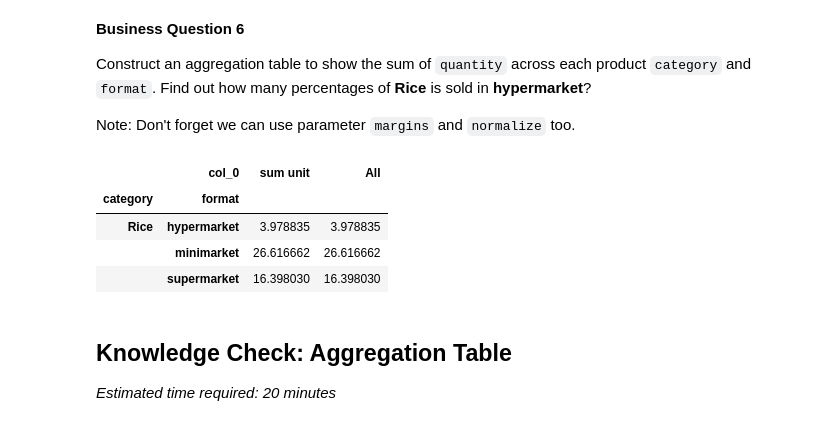
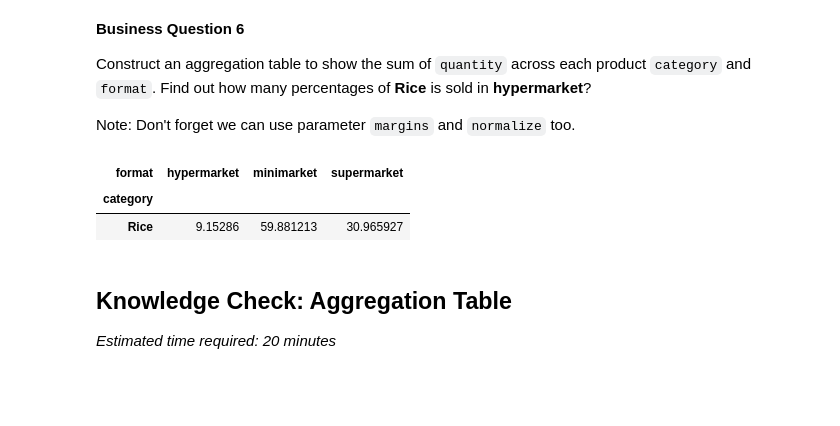
Before and after one commit to mulutbrah/data-analysis-lab, a Jupyter notebook: inclass_EDA_day2.ipynb, the cells around one changed output. Saved outputs shown, nothing was run; the diff lists cells and outputs as text; code cells hidden in the pictures; blank space fills up the shorter version.

```diff
--- a/inclass_EDA_day2.ipynb
+++ b/inclass_EDA_day2.ipynb
@@ -1357,21 +1349,18 @@ Construct an aggregation table to show the sum of `quantity` across each product
 Note: Don't forget we can use parameter `margins` and `normalize` too.
 # %%
 haha = pd.crosstab(
-    index=[household['category'], household['format']],
-    columns='sum unit',
-    values=household['unit_price'],
+    index=household['category'],
+    columns=household['format'],
+    values=household['quantity'],
     aggfunc='sum',
-    margins=True,
-    normalize='columns'
+    normalize='index'
 )*100
 
 haha.loc[['Rice']]
 # %% [output]
-|  | col_0 | sum unit | All |
-| category | format |  |  |
-| Rice | hypermarket | 3.978835 | 3.978835 |
-|  | minimarket | 26.616662 | 26.616662 |
-|  | supermarket | 16.398030 | 16.398030 |
+| format | hypermarket | minimarket | supermarket |
+| category |  |  |  |
+| Rice | 9.15286 | 59.881213 | 30.965927 |
 # %% [markdown]
 ## Knowledge Check: Aggregation Table
 
```
Also changed, not shown: parts of 29 cells of this notebook.
